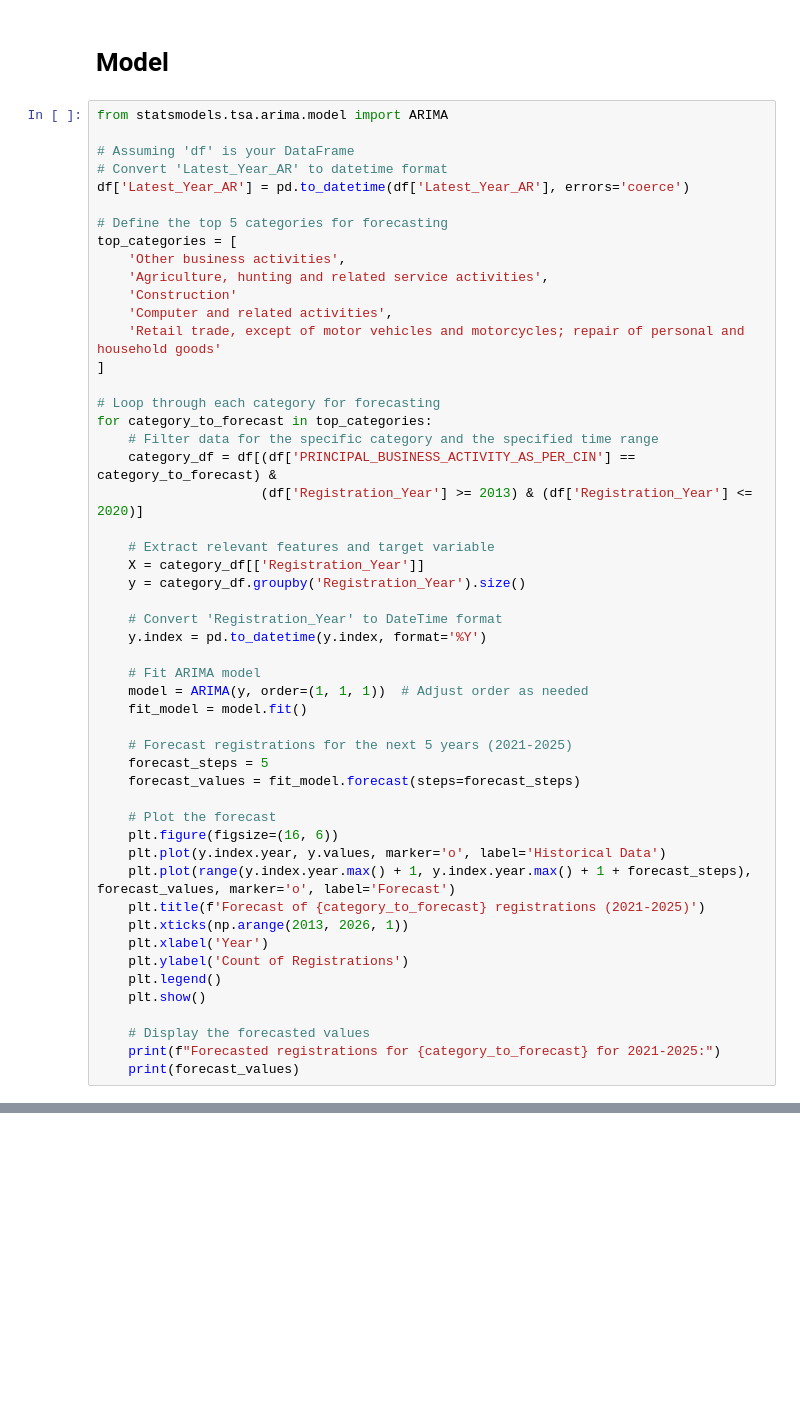
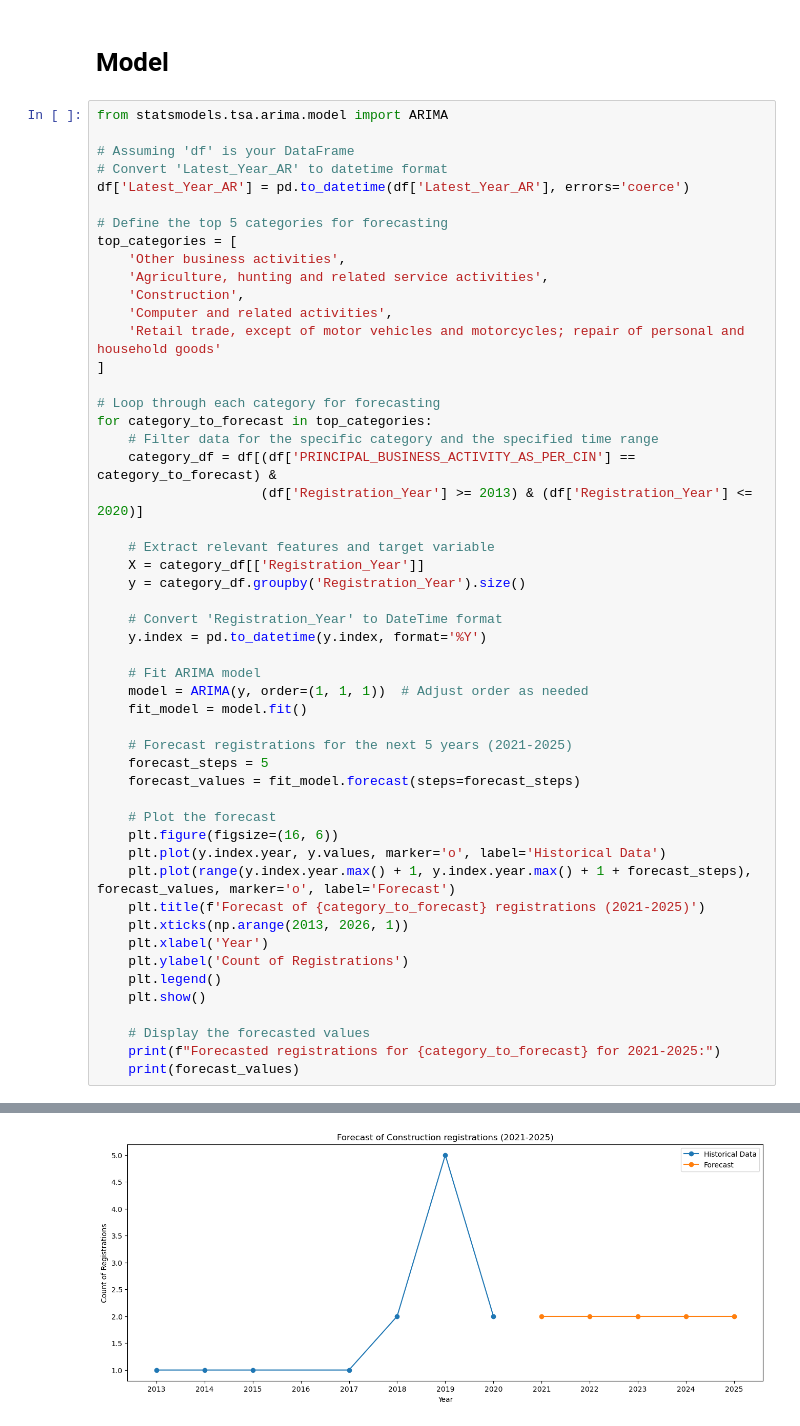
Before and after one commit to Soumiksb06/Statewise-business-comparison-and-forecast, a Jupyter notebook: MZ_Companies.ipynb, the cells around one changed output, grey strips where cells are left out. Saved outputs shown, nothing was run; the diff lists cells and outputs as text; blank space fills up the shorter version.

```diff
--- a/MZ_Companies.ipynb
+++ b/MZ_Companies.ipynb
@@ -192,7 +192,7 @@ df['Latest_Year_AR'] = pd.to_datetime(df['Latest_Year_AR'], errors='coerce')
 top_categories = [
     'Other business activities',
     'Agriculture, hunting and related service activities',
-    'Construction'
+    'Construction',
     'Computer and related activities',
     'Retail trade, except of motor vehicles and motorcycles; repair of personal and household goods'
 ]
@@ -222,30 +222,31 @@ for category_to_forecast in top_categories:
     plt.figure(figsize=(16, 6))
     plt.plot(y.index.year, y.values, marker='o', label='Historical Data')
     plt.plot(range(y.index.year.max() + 1, y.index.year.max() + 1 + forecast_steps), forecast_values, marker='o', label='Forecast')
     plt.title(f'Forecast of {category_to_forecast} registrations (2021-2025)')
     plt.xticks(np.arange(2013, 2026, 1))
     plt.xlabel('Year')
     plt.ylabel('Count of Registrations')
     plt.legend()
     plt.show()
 
     # Display the forecasted values
     print(f"Forecasted registrations for {category_to_forecast} for 2021-2025:")
     print(forecast_values)
 # %% [output]
 [figure]
 Forecasted registrations for Other business activities for 2021-2025:
 2021-01-01    2.999997
 2022-01-01    2.999997
 2023-01-01    2.999997
 2024-01-01    2.999997
 2025-01-01    2.999997
 Freq: AS-JAN, Name: predicted_mean, dtype: float64
 [figure]
 Forecasted registrations for Agriculture, hunting and related service activities for 2021-2025:
 4    3.115013
 5    3.319971
 6    3.272504
 7    3.283497
 8    3.280951
 Name: predicted_mean, dtype: float64
+[figure, new version]
```
Also changed, not shown: parts of 1 cell of this notebook.
